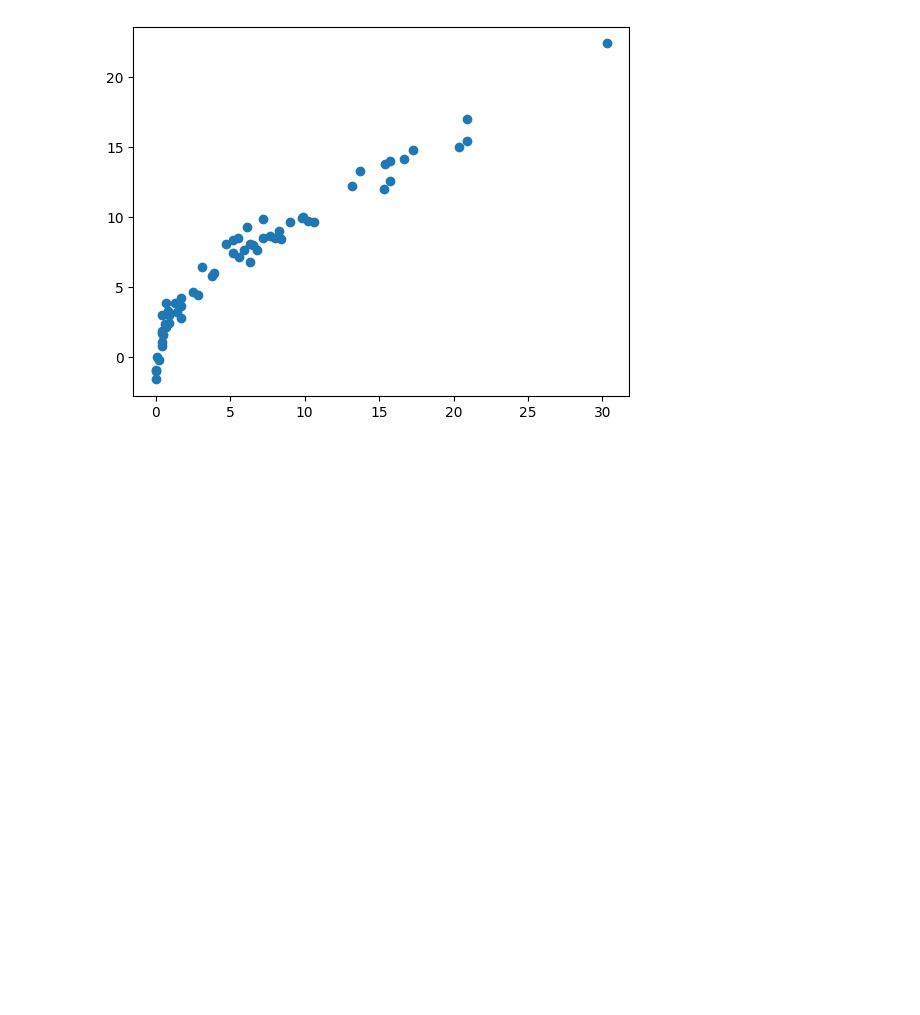
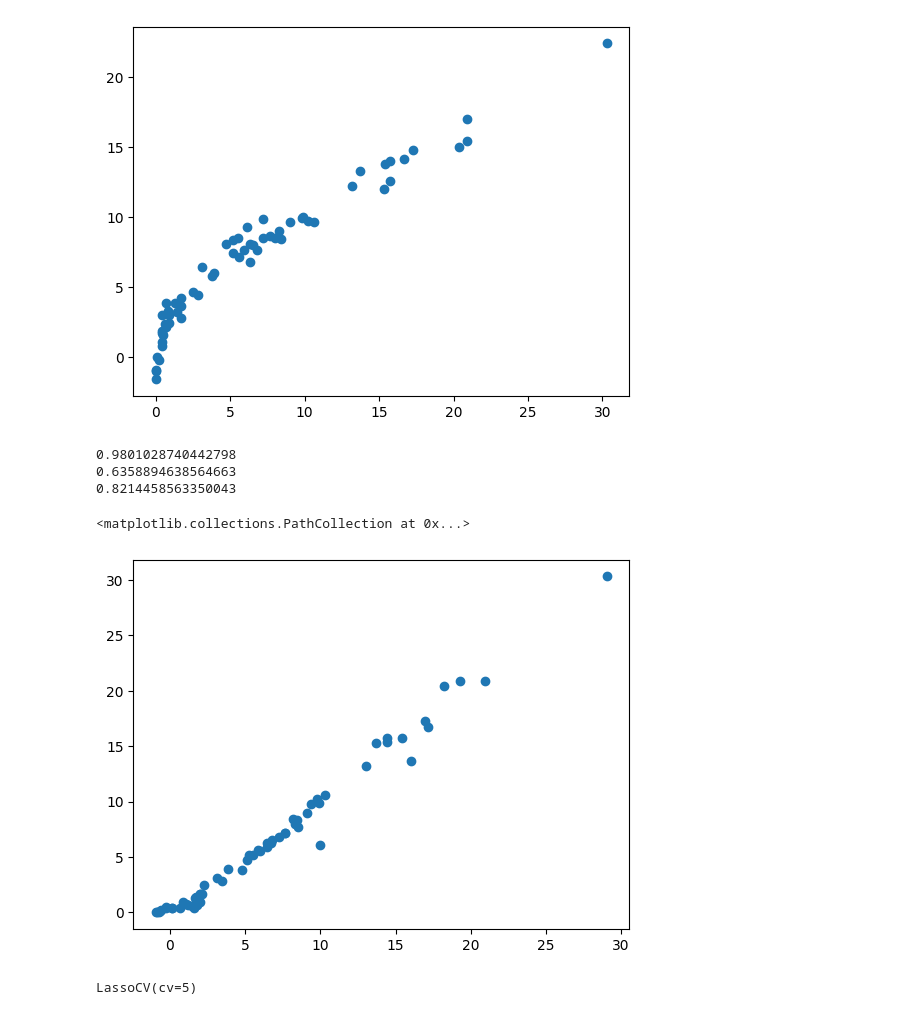
Before and after one commit to Shreyans3700/ML_Basics, a Jupyter notebook: RidgeAndLassoRegression/Codes/feature_selection.ipynb, the cells around one changed output. Saved outputs shown, nothing was run; the diff lists cells and outputs as text; code cells hidden in the pictures; blank space fills up the shorter version.

```diff
--- a/RidgeAndLassoRegression/Codes/feature_selection.ipynb
+++ b/RidgeAndLassoRegression/Codes/feature_selection.ipynb
@@ -217,0 +221,18 @@ plt.scatter(y_test, y_pred)
+# %%
+lasso_cv = LassoCV(cv=5)
+lasso_cv.fit(X_train_norm, y_train)
+lasso_pred = lasso_cv.predict(X_test_norm)
+print(r2_score(lasso_pred, y_test))
+print(mean_absolute_error(lasso_pred, y_test))
+print(mean_squared_error(lasso_pred, y_test))
+plt.scatter(lasso_pred, y_test)
+# %% [output]
+0.9801028740442798
+0.6358894638564663
+0.8214458563350043
+<matplotlib.collections.PathCollection at 0x...>
+[figure, added]
+# %%
+lasso_cv
+# %% [output]
+LassoCV(cv=5)
```
Also changed, not shown: parts of 3 cells of this notebook, 4 other files.
